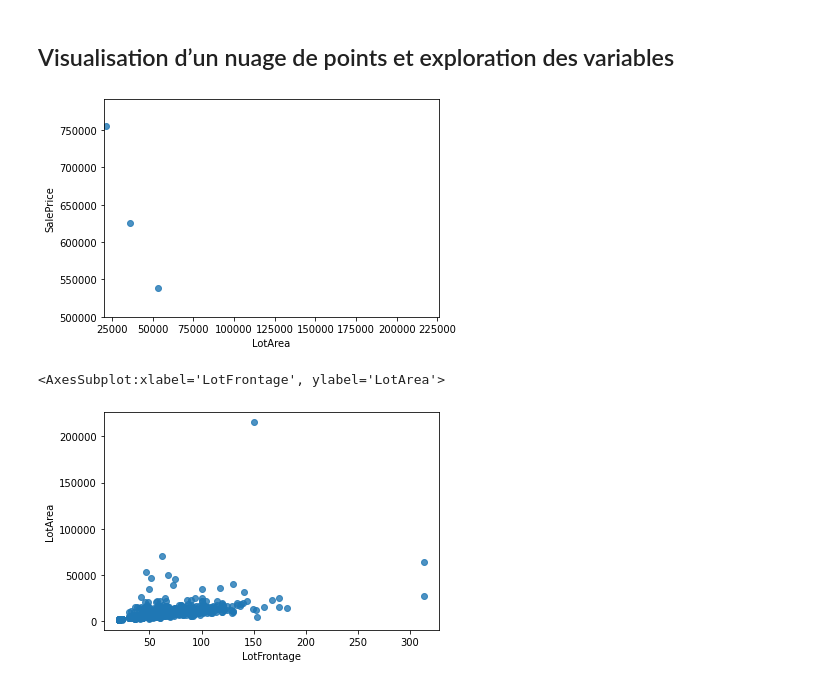
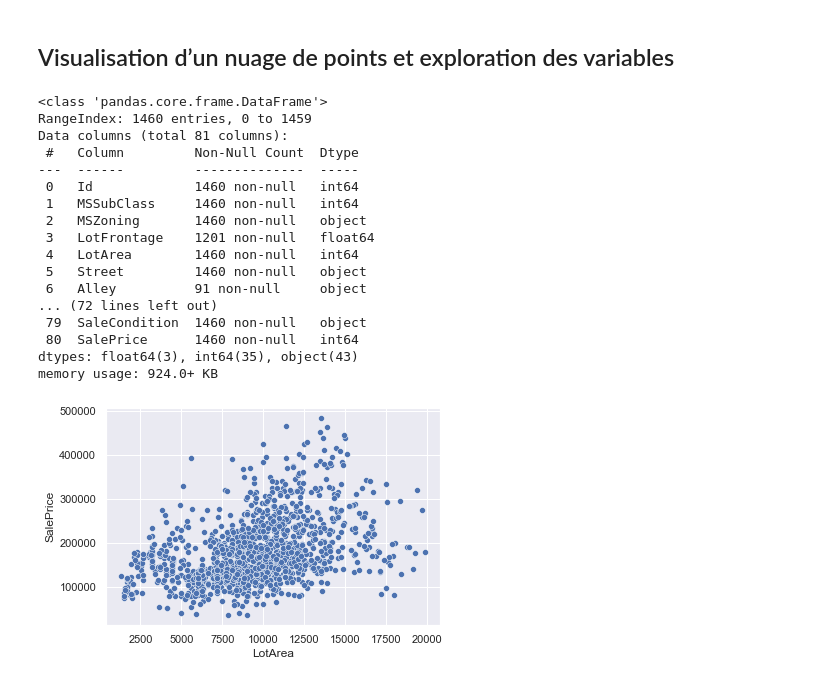
Before and after one commit to Jeevesen/Exercices-Pandas, a Jupyter notebook: DataVisualisation_Exercices.ipynb, the cells around one changed output. Saved outputs shown, nothing was run; the diff lists cells and outputs as text; code cells hidden in the pictures.

```diff
--- a/DataVisualisation_Exercices.ipynb
+++ b/DataVisualisation_Exercices.ipynb
@@ -6,16 +6,32 @@ import pandas as pd
 import seaborn as sns
 import matplotlib.pyplot as plt
 
-df = pd.read_csv('house_pricing.csv')
-sns.regplot(x=df["LotArea"], y=df["SalePrice"],
-            fit_reg=False)
-plt.xlim(20000)
-plt.ylim(500000)
-plt.show()
-
-sns.regplot(x=df["LotFrontage"], y=df["LotArea"],
-            fit_reg=False)
+hp = pd.read_csv('./data/house_pricing.csv')
+hp.info()
 # %% [output]
-[figure, removed]
-<AxesSubplot:xlabel='LotFrontage', ylabel='LotArea'>
+<class 'pandas.core.frame.DataFrame'>
+RangeIndex: 1460 entries, 0 to 1459
+Data columns (total 81 columns):
+ #   Column         Non-Null Count  Dtype
+---  ------         --------------  -----
+ 0   Id             1460 non-null   int64
+ 1   MSSubClass     1460 non-null   int64
+ 2   MSZoning       1460 non-null   object
+ 3   LotFrontage    1201 non-null   float64
+ 4   LotArea        1460 non-null   int64
+ 5   Street         1460 non-null   object
+ 6   Alley          91 non-null     object
+... (72 lines left out)
+ 79  SaleCondition  1460 non-null   object
+ 80  SalePrice      1460 non-null   int64
+dtypes: float64(3), int64(35), object(43)
+memory usage: 924.0+ KB
-[figure, removed]
+# %%
+sns.set_theme()
+
+sns.scatterplot(x="LotArea", y="SalePrice",data=hp[(hp["LotArea"]<20000)&(hp["SalePrice"]<500000)])
+# plt.xlim(0,20000)
+# plt.ylim(0,500000)
+plt.show()
+# %% [output]
+[figure, added]
```
Also changed, not shown: parts of 4 cells of this notebook.
